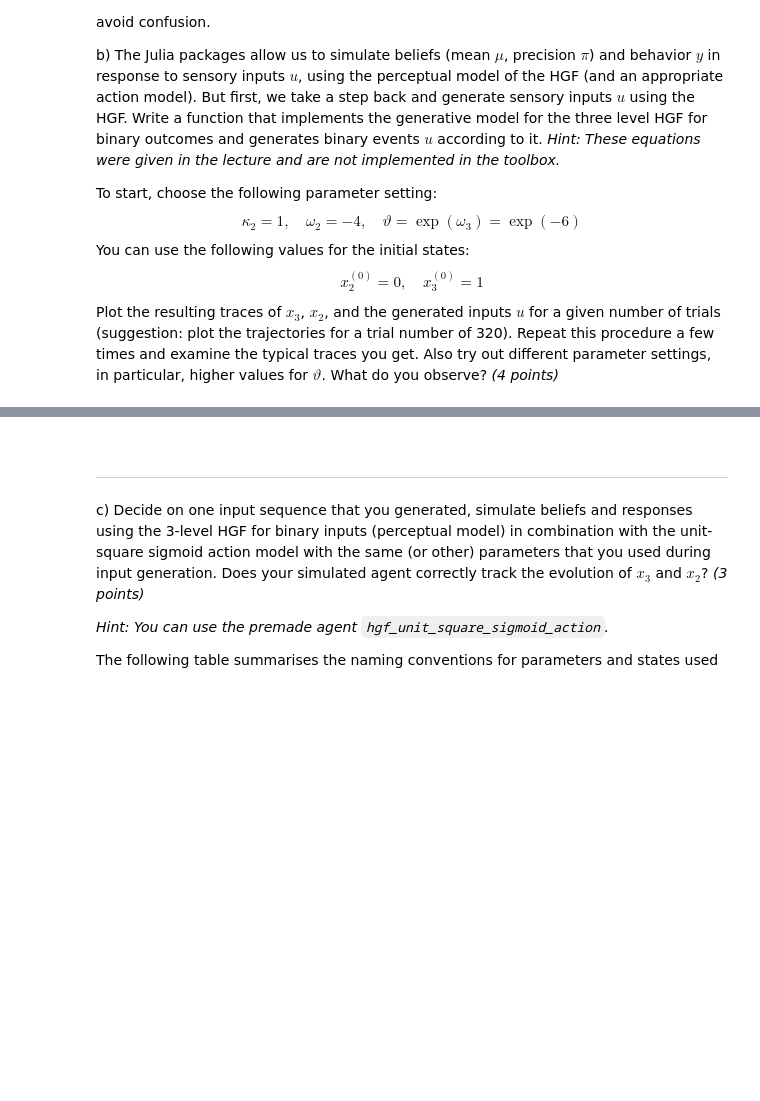
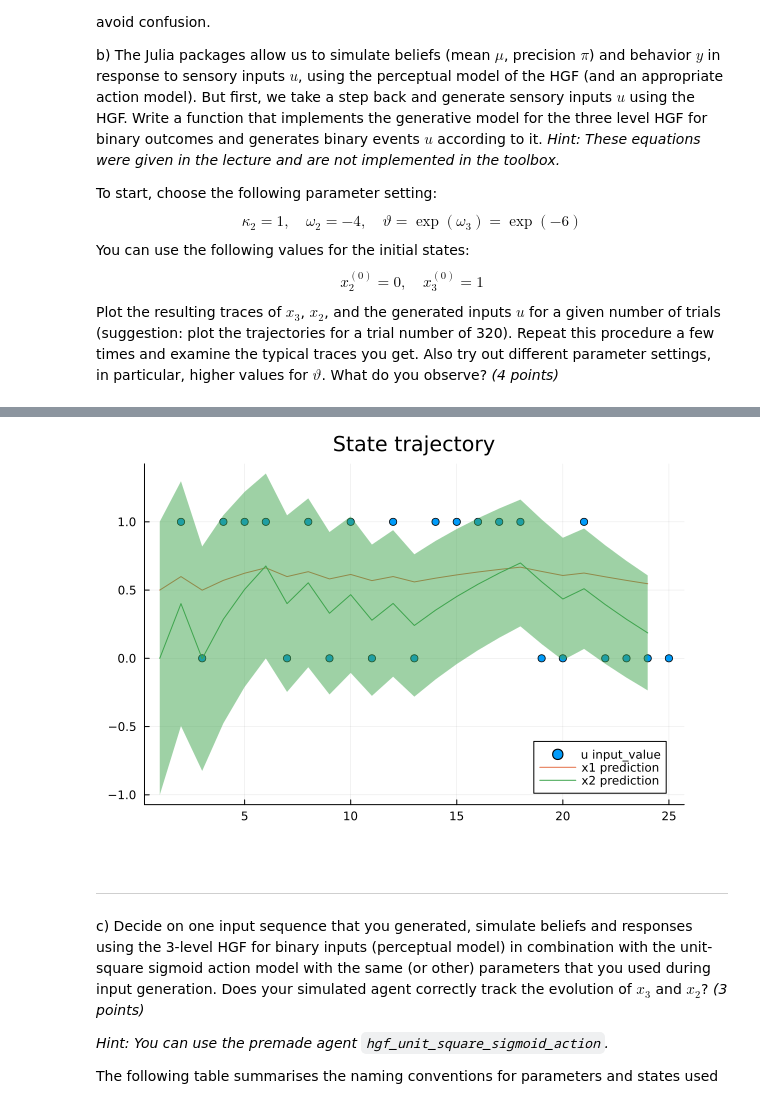
Before and after one commit to JeromeHadorn/translational_neuromodelling, a Jupyter notebook: ex02/ex02_pc_hgf.ipynb, the cells around one changed output, grey strips where cells are left out. Saved outputs shown, nothing was run; the diff lists cells and outputs as text; code cells hidden in the pictures; blank space fills up the shorter version.

```diff
--- a/ex02/ex02_pc_hgf.ipynb
+++ b/ex02/ex02_pc_hgf.ipynb
@@ -337,5 +357,11 @@ Dict{Any, Any} with 17 entries:
 # %%
-actions = give_inputs!(agent, inputs)
+using StatsPlots
+using Plots
+plot_trajectory(agent, ("u", "input_value"))
+plot_trajectory!(agent, ("x1", "prediction"))
+plot_trajectory!(agent, ("x2", "prediction"))
+# %% [output]
+[figure, added]
 # %% [markdown]
 &nbsp;
 ___
```
Also changed, not shown: parts of 9 cells of this notebook.
